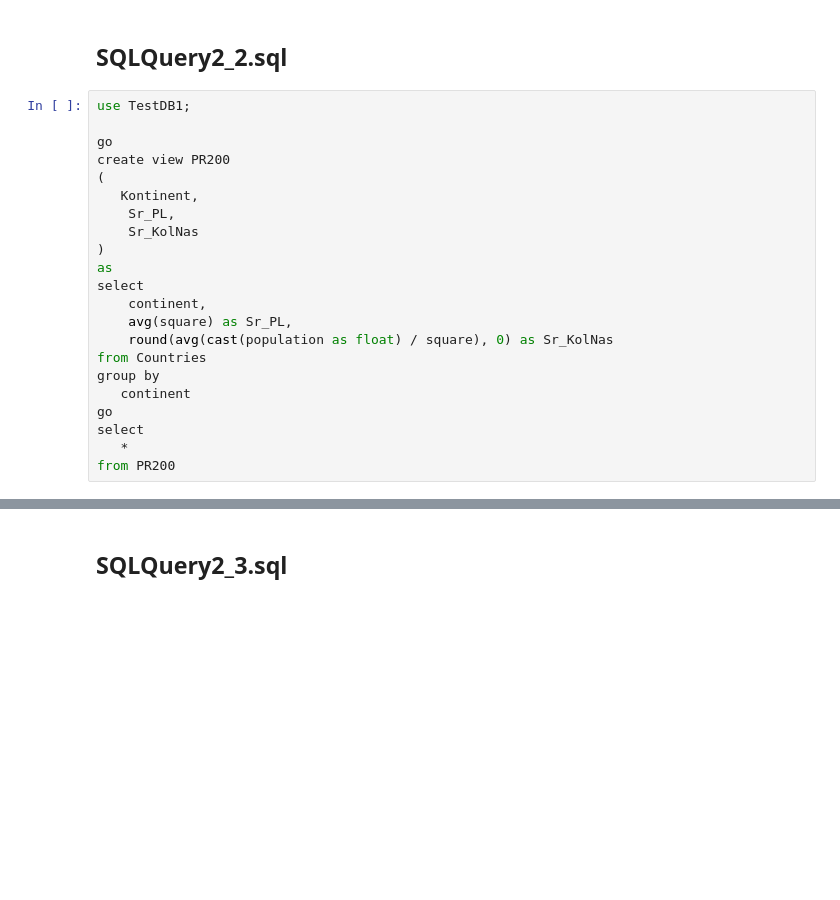
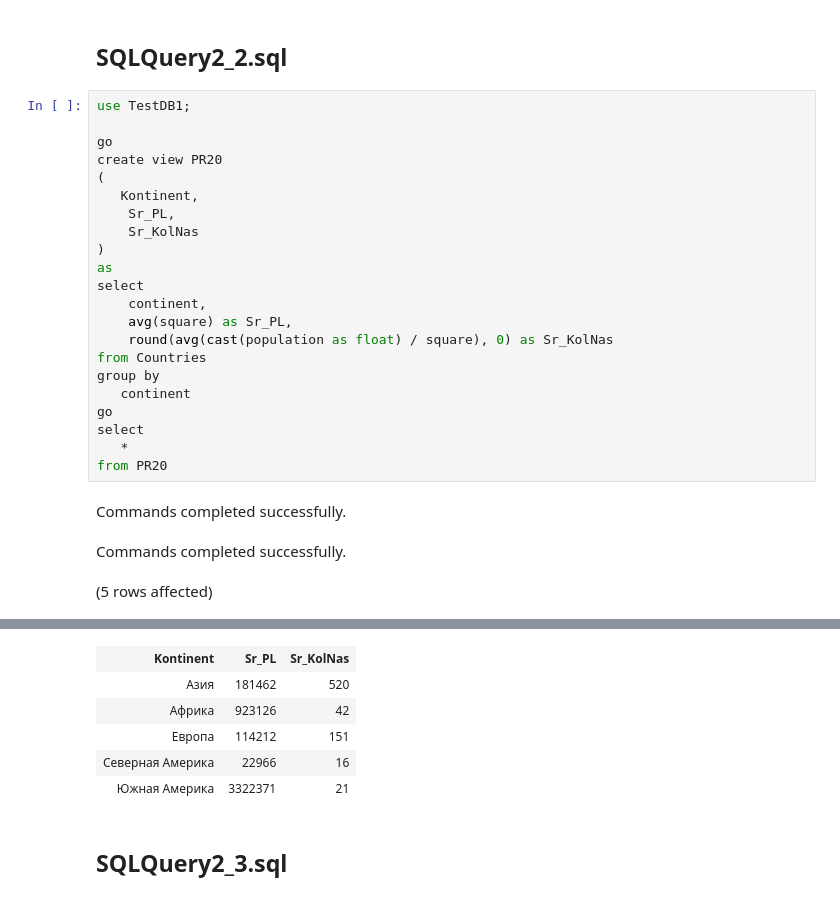
Before and after one commit to petrik33/BSU-Data-Engineering, a Jupyter notebook: 11. Views/NotebookHome.ipynb, the cells around one changed output, grey strips where cells are left out. Saved outputs shown, nothing was run; the diff lists cells and outputs as text; blank space fills up the shorter version.

```diff
--- a/11. Views/NotebookHome.ipynb
+++ b/11. Views/NotebookHome.ipynb
@@ -29,7 +37,7 @@ from PR10
 use TestDB1;
 
 go
-create view PR200
+create view PR20
 (
    Kontinent,
 	Sr_PL,
@@ -46,4 +54,8 @@ group by
 go
 select
    *
-from PR200
+from PR20
+# %% [output]
+Commands completed successfully.
+Commands completed successfully.
+(5 rows affected)
@@ -50,3 +63,9 @@ from PR200
+| Kontinent | Sr_PL | Sr_KolNas |
+| Азия | 181462 | 520 |
+| Африка | 923126 | 42 |
+| Европа | 114212 | 151 |
+| Северная Америка | 22966 | 16 |
+| Южная Америка | 3322371 | 21 |
 # %% [markdown]
 ## SQLQuery2_3.sql
 # %%
```
Also changed, not shown: parts of 10 cells of this notebook, 1 other file.
